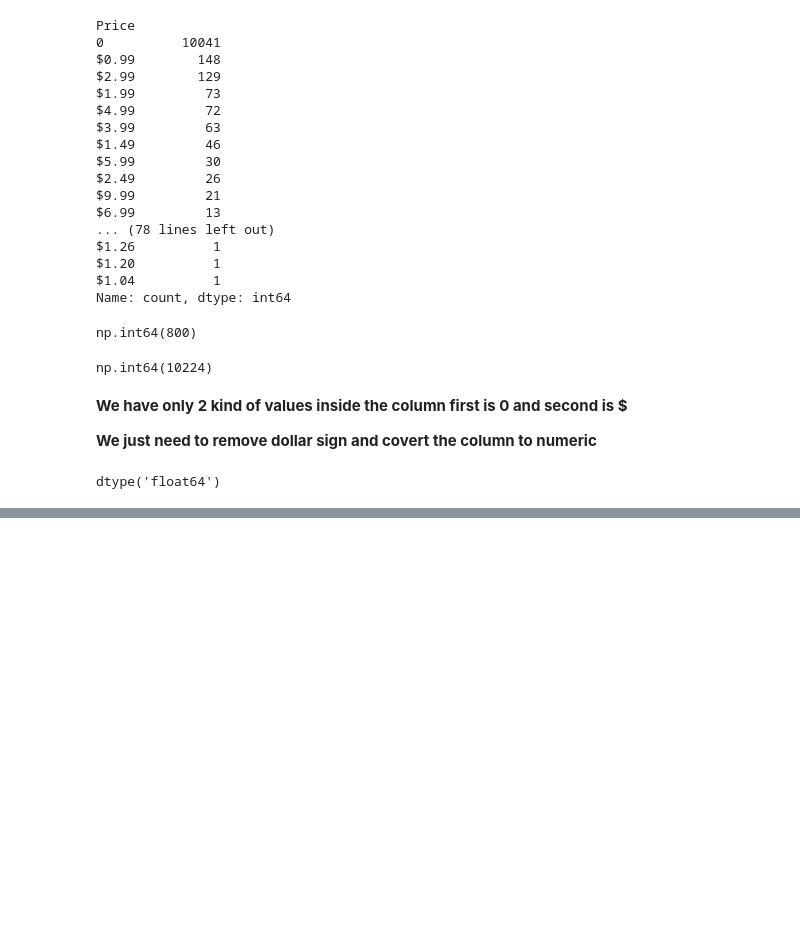
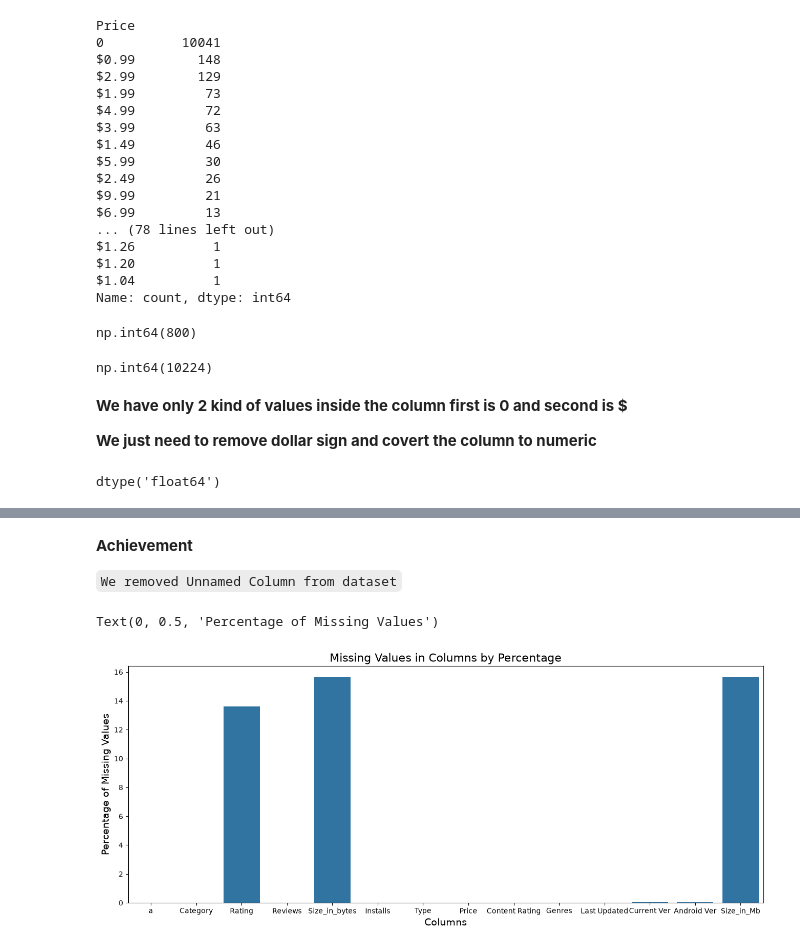
Before and after one commit to taqi-ul-hassan/data-analysis-course-preply, a Jupyter notebook: lectures/lecture-03-Google-Playstore-EDA/005_google_playstore_eda_practice.ipynb, the cells around one changed output, grey strips where cells are left out. Saved outputs shown, nothing was run; the diff lists cells and outputs as text; code cells hidden in the pictures; blank space fills up the shorter version.

```diff
--- a/lectures/lecture-03-Google-Playstore-EDA/005_google_playstore_eda_practice.ipynb
+++ b/lectures/lecture-03-Google-Playstore-EDA/005_google_playstore_eda_practice.ipynb
@@ -368,0 +425,3 @@ But even before that we have to think about the missing values in the dataset.
+# %%
+# drop the column Unnamed: 13
+df.drop(columns=['Unnamed: 13'], inplace=True)
@@ -368,0 +437,19 @@ But even before that we have to think about the missing values in the dataset.
+# %% [markdown]
+**Achievement**
+
+`We removed Unnamed Column from dataset`
+# %%
+# let's plot missing values in all columns by their percentage
+
+# 1. Plot the figure size
+plt.figure(figsize=(16, 6))
+# 2. plot missing values in all columns by their percentage
+sns.barplot(x=df.isnull().sum().index, y=df.isnull().sum()/df.shape[0]*100)
+
+# add labels
+plt.title('Missing Values in Columns by Percentage', fontsize=16)
+plt.xlabel('Columns', fontsize=14)
+plt.ylabel('Percentage of Missing Values', fontsize=14)
+# %% [output]
+Text(0, 0.5, 'Percentage of Missing Values')
+[figure, added]
```
Also changed, not shown: parts of 11 cells of this notebook, 1 other file.
